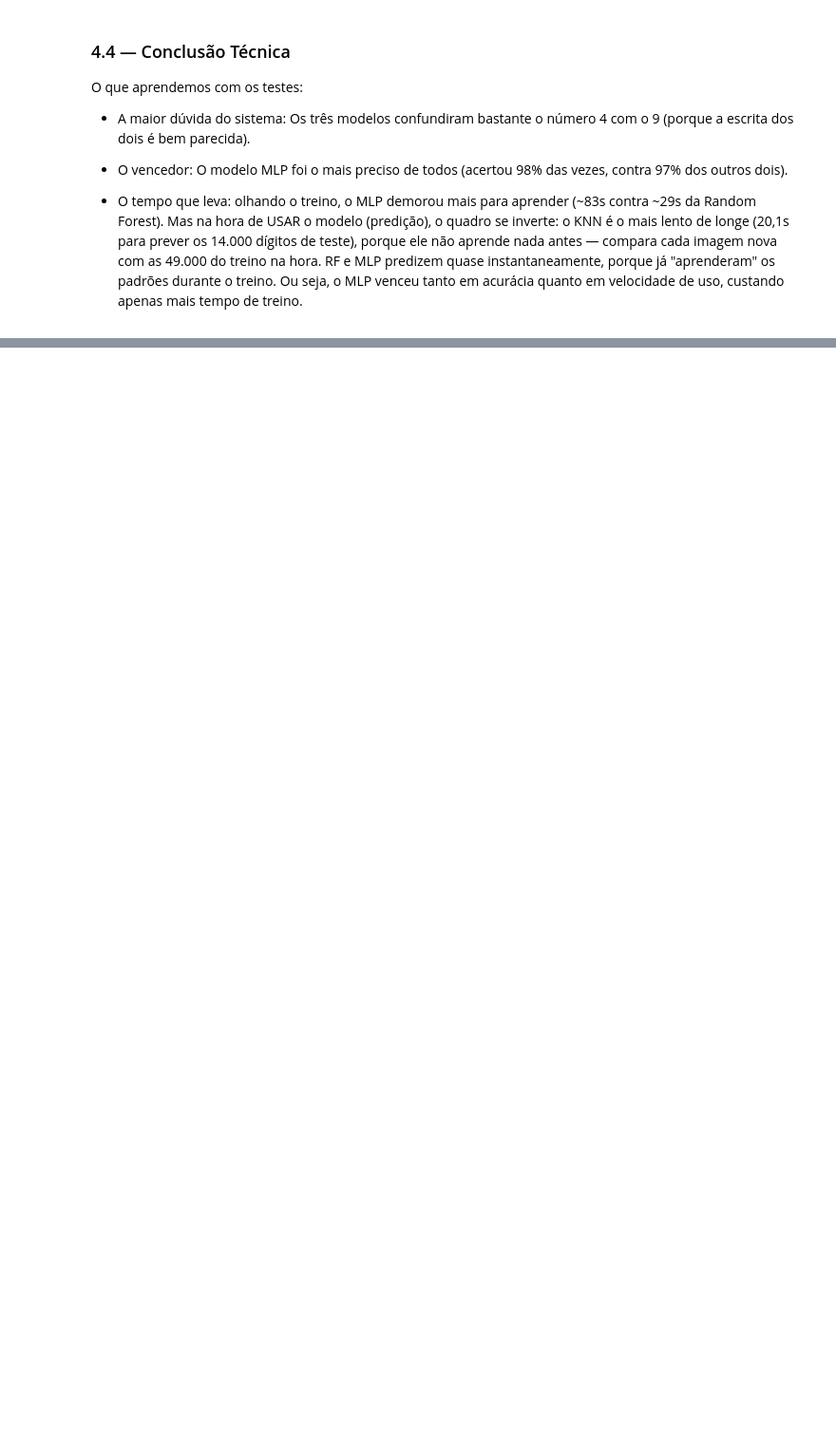
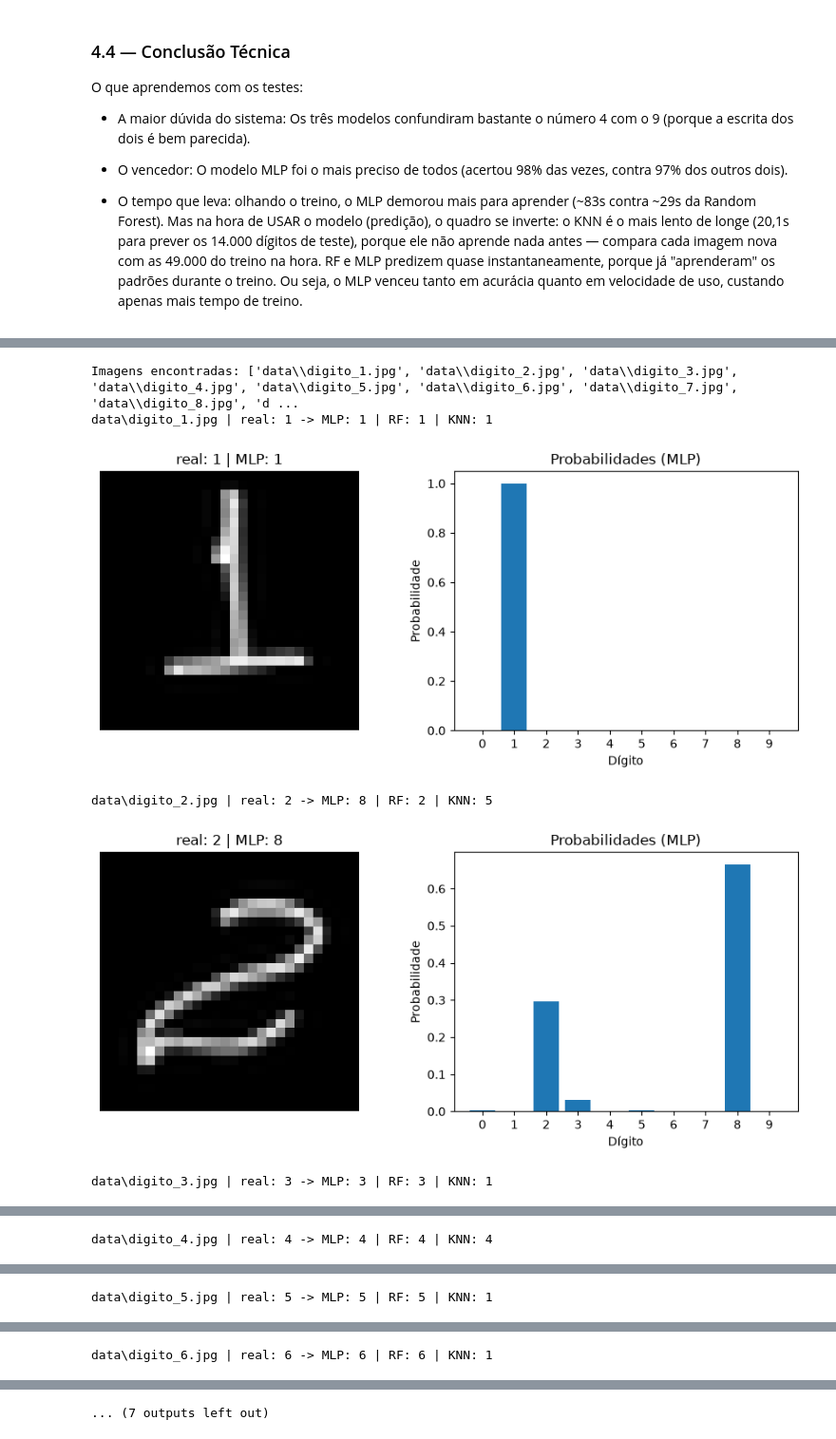
Before and after one commit to lindomarandradegertrudes/mnist-modulo2, a Jupyter notebook: mnist_modulo2.ipynb, the cells around one changed output, grey strips where cells are left out. Shown at 95% size. Cells and saved outputs as stored; diff of their text form; code cells hidden in the pictures; blank space fills up the shorter version.

```diff
--- a/mnist_modulo2.ipynb
+++ b/mnist_modulo2.ipynb
@@ -460,0 +569,44 @@ O que aprendemos com os testes:
+# %%
+import glob
+
+caminhos = sorted(glob.glob("data/*.png") + glob.glob("data/*.jpg") + glob.glob("data/*.jpeg"))
+print("Imagens encontradas:", caminhos)
+
+acertos = {"MLP": 0, "RF": 0, "KNN": 0}
+rotulos_reais = [1, 2, 3, 4, 5, 6, 7, 8, 9]  # ajuste se seus arquivos estiverem noutra ordem/quantidade
+
+for caminho, real in zip(caminhos, rotulos_reais):
+    img_proc = preprocessar_imagem(caminho, papel_branco=True)
+    entrada = img_proc.reshape(1, 784)
+
+    pred_mlp = modelo_mlp.predict(entrada)[0]
+    probs = modelo_mlp.predict_proba(entrada)[0]
+    pred_rf = modelo_rf.predict(entrada)[0]
+    pred_knn = modelo_knn.predict(entrada)[0]
+
+    acertos["MLP"] += (pred_mlp == real)
+    acertos["RF"]  += (pred_rf == real)
+    acertos["KNN"] += (pred_knn == real)
+
+    print(f"{caminho} | real: {real} -> MLP: {pred_mlp} | RF: {pred_rf} | KNN: {pred_knn}")
+
+    fig, (ax1, ax2) = plt.subplots(1, 2, figsize=(9, 4))
+    ax1.imshow(img_proc, cmap="gray")
+    ax1.set_title(f"real: {real} | MLP: {pred_mlp}")
+    ax1.axis("off")
+    ax2.bar(range(10), probs)
+    ax2.set_xticks(range(10))
+    ax2.set_xlabel("Dígito")
+    ax2.set_ylabel("Probabilidade")
+    ax2.set_title("Probabilidades (MLP)")
+    plt.tight_layout()
+    plt.show()
+
+print("\nAcertos:", acertos, f"de {len(caminhos)}")
+# %% [output]
+Imagens encontradas: ['data\\digito_1.jpg', 'data\\digito_2.jpg', 'data\\digito_3.jpg', 'data\\digito_4.jpg', 'data\\digito_5.jpg', 'data\\digito_6.jpg', 'data\\digito_7.jpg', 'data\\digito_8.jpg', 'd ...
+data\digito_1.jpg | real: 1 -> MLP: 1 | RF: 1 | KNN: 1
+[figure, added]
+data\digito_2.jpg | real: 2 -> MLP: 8 | RF: 2 | KNN: 5
+[figure, added]
+data\digito_3.jpg | real: 3 -> MLP: 3 | RF: 3 | KNN: 1
@@ -460,0 +614 @@ O que aprendemos com os testes:
+data\digito_4.jpg | real: 4 -> MLP: 4 | RF: 4 | KNN: 4
@@ -460,0 +616 @@ O que aprendemos com os testes:
+data\digito_5.jpg | real: 5 -> MLP: 5 | RF: 5 | KNN: 1
@@ -460,0 +618 @@ O que aprendemos com os testes:
+data\digito_6.jpg | real: 6 -> MLP: 6 | RF: 6 | KNN: 1
@@ -460,0 +620 @@ O que aprendemos com os testes:
+... (7 outputs left out)
```
Also changed, not shown: parts of 16 cells of this notebook.
